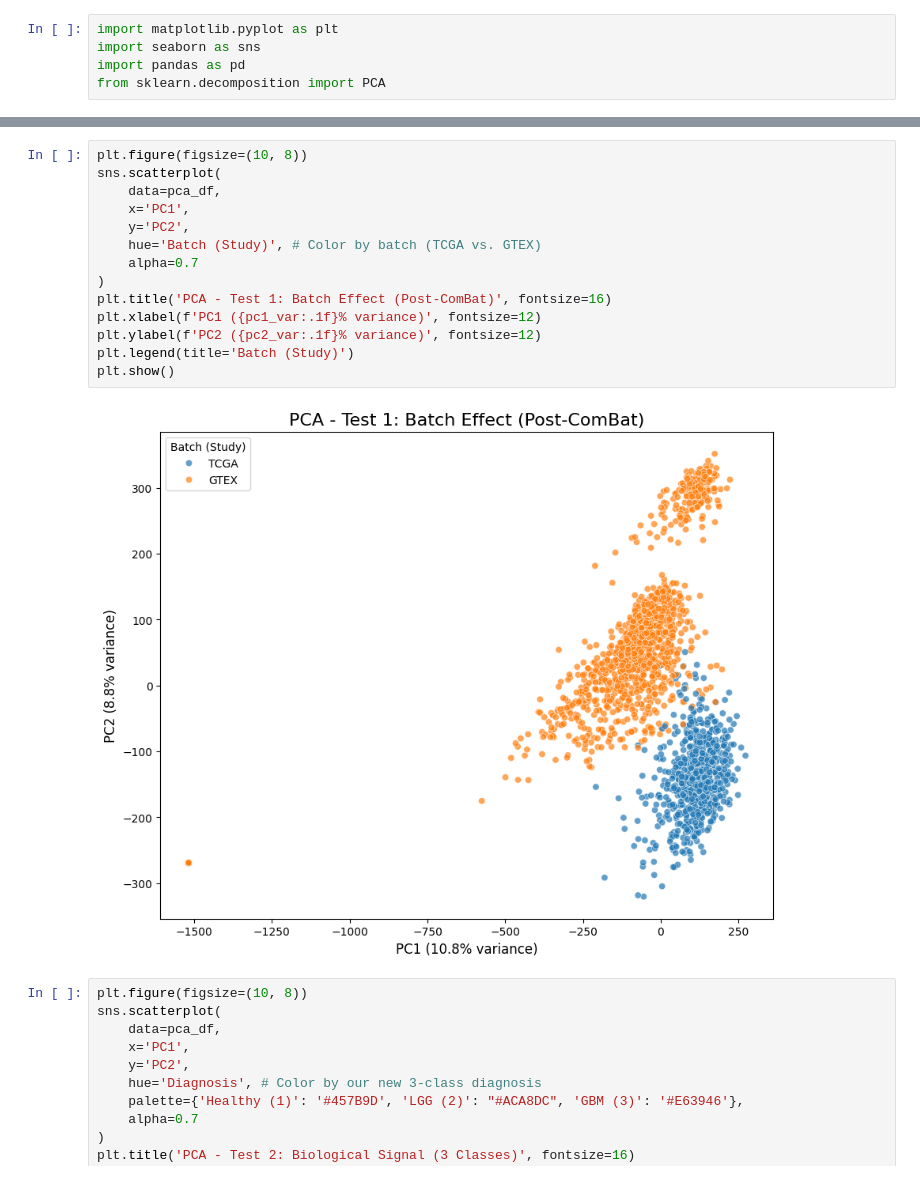
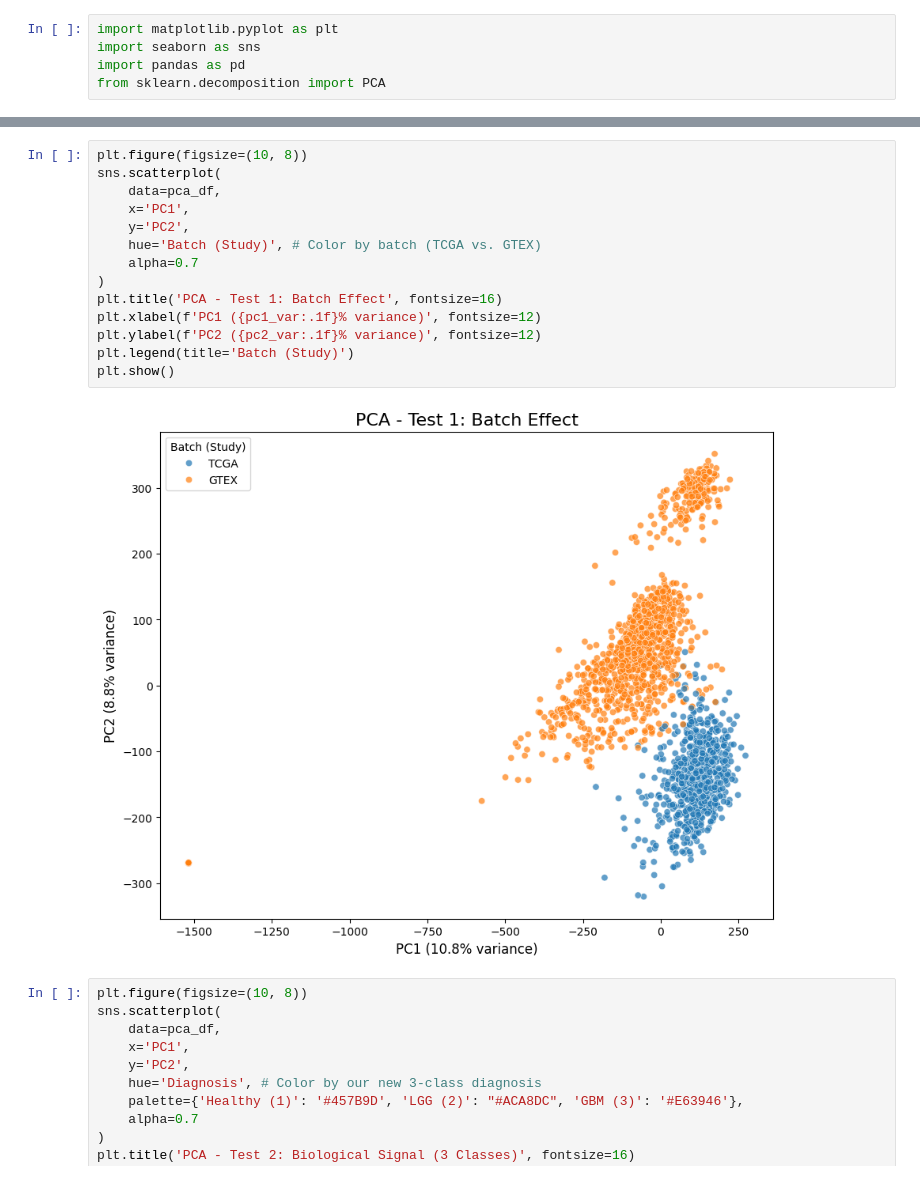
Before and after one commit to tobitotaku/ai-brain-tumor, a Jupyter notebook: preprocessing_stream_c.ipynb, the cells around one changed output, grey strips where cells are left out. Cells and saved outputs as stored; diff of their text form.

```diff
--- a/preprocessing_stream_c.ipynb
+++ b/preprocessing_stream_c.ipynb
@@ -545,19 +545,19 @@ PCA results merged with labels. Ready to plot.
 # %%
 plt.figure(figsize=(10, 8))
 sns.scatterplot(
     data=pca_df,
     x='PC1',
     y='PC2',
     hue='Batch (Study)', # Color by batch (TCGA vs. GTEX)
     alpha=0.7
 )
-plt.title('PCA - Test 1: Batch Effect (Post-ComBat)', fontsize=16)
+plt.title('PCA - Test 1: Batch Effect', fontsize=16)
 plt.xlabel(f'PC1 ({pc1_var:.1f}% variance)', fontsize=12)
 plt.ylabel(f'PC2 ({pc2_var:.1f}% variance)', fontsize=12)
 plt.legend(title='Batch (Study)')
 plt.show()
 # %% [output]
-[figure, old version]
+[figure, new version]
 # %%
 plt.figure(figsize=(10, 8))
 sns.scatterplot(
```
Also changed, not shown: parts of 23 cells of this notebook.
